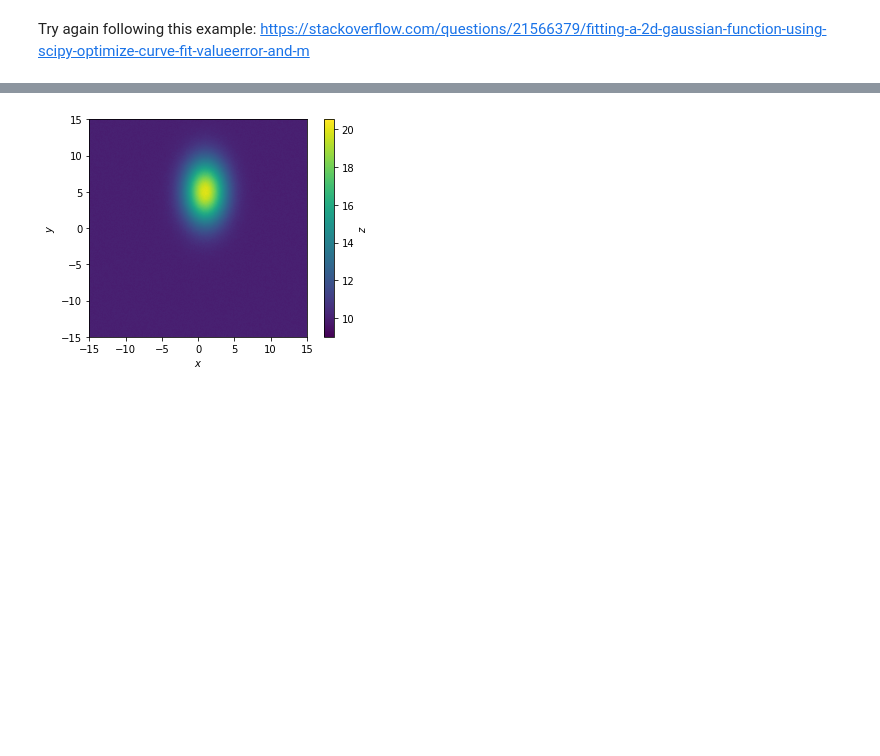
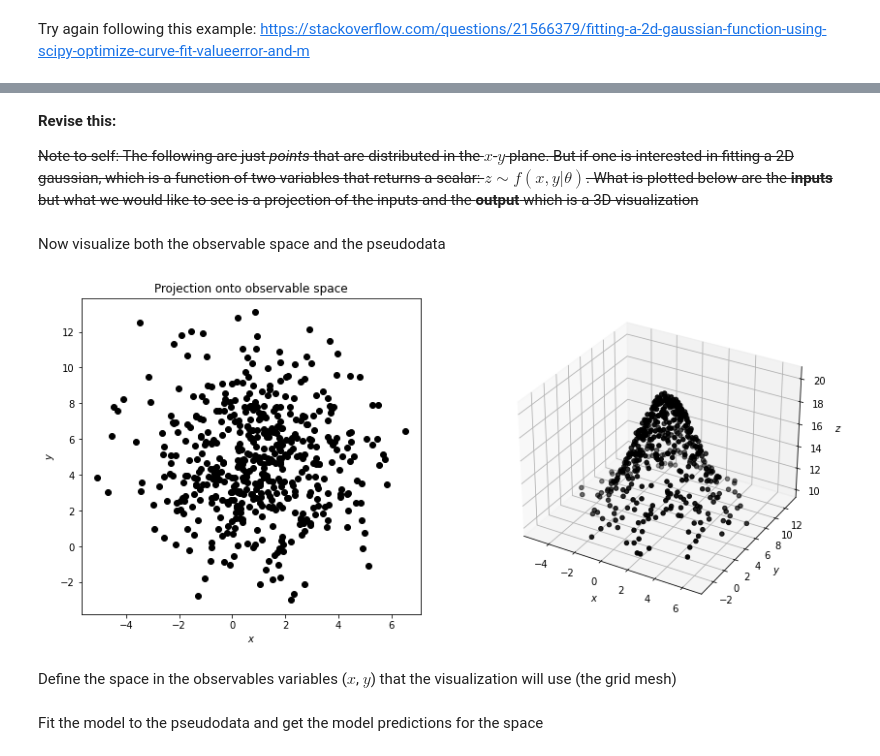
Before and after one commit to matthewfeickert/linear-and-nonlinear-models, a Jupyter notebook: notebooks/multivariate-normal-distribution.ipynb, the cells around one changed output, grey strips where cells are left out. Cells and saved outputs as stored; diff of their text form; code cells hidden in the pictures; blank space fills up the shorter version.

```diff
--- a/notebooks/multivariate-normal-distribution.ipynb
+++ b/notebooks/multivariate-normal-distribution.ipynb
@@ -13,12 +9,0 @@ Note to self: The following are just _points_ that are distributed in the $x$-$y
-# %%
-means = [1, 5]
-std_devs = np.array([2, 3])
-covariance = np.diag(std_devs ** 2)
-n_samples = 1000
-
-x, y = np.random.multivariate_normal(means, covariance, n_samples).T
-
-fig, ax = plt.subplots()
-ax.scatter(x, y, color="black")
-ax.set_xlabel(r"$x$")
-ax.set_ylabel(r"$y$");
@@ -57,13 +43,3 @@ observations = model(
 )
 noise = 0.2 * np.random.normal(size=observations.shape)
 data = observations + noise
-# %%
-fig, ax = plt.subplots()
-im = ax.imshow(
-    data.reshape(x.shape), extent=(x.min(), x.max(), y.min(), y.max()), origin="lower"
-)
-ax.set_xlabel(r"$x$")
-ax.set_ylabel(r"$y$")
-fig.colorbar(im, label=r"$z$");
-# %% [output]
-[figure, removed]
@@ -77,0 +46,25 @@ model_predictions = model((x, y), *params_opt)
+# %% [markdown]
+**Revise this:**
+
+~~Note to self: The following are just _points_ that are distributed in the $x$-$y$ plane. But if one is interested in fitting a 2D gaussian, which is a function of two variables that returns a scalar: $z \sim f(x,y|\theta)$. What is plotted below are the **inputs** but what we would like to see is a projection of the inputs and the **output** which is a 3D visualization~~
+# %% [markdown]
+Now visualize both the observable space and the pseudodata
+# %%
+fig = plt.figure()
+fig.set_size_inches(fig.get_figwidth() * 2.3, fig.get_figheight() * 1.5, forward=True)
+
+ax0 = fig.add_subplot(1, 2, 1)
+ax0.scatter(x_obs, y_obs, color="black")
+ax0.set_xlabel(r"$x$")
+ax0.set_ylabel(r"$y$")
+ax0.set_title("Projection onto observable space")
+
+ax1 = fig.add_subplot(1, 2, 2, projection="3d")
+ax1.scatter3D(x_obs, y_obs, data, color="black")
+ax1.set_xlabel(r"$x$")
+ax1.set_ylabel(r"$y$")
+ax1.set_zlabel(r"$z$");
+# %% [output]
+[figure, added]
+# %% [markdown]
+Define the space in the observables variables ($x$, $y$) that the visualization will use (the grid mesh)
@@ -77,0 +77,2 @@ model_predictions = model((x, y), *params_opt)
+# %% [markdown]
+Fit the model to the pseudodata and get the model predictions for the space
```
Also changed, not shown: parts of 17 cells of this notebook.
